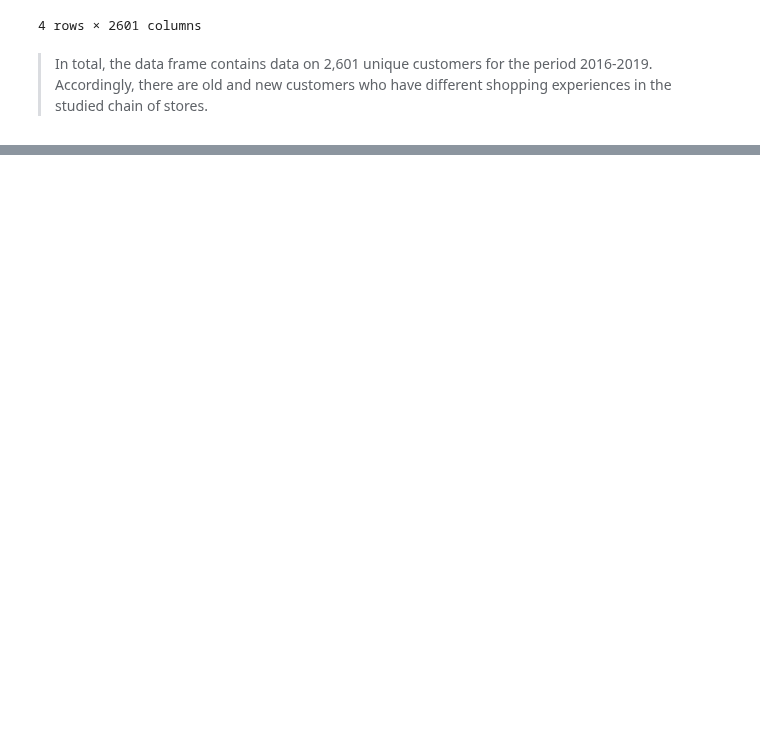
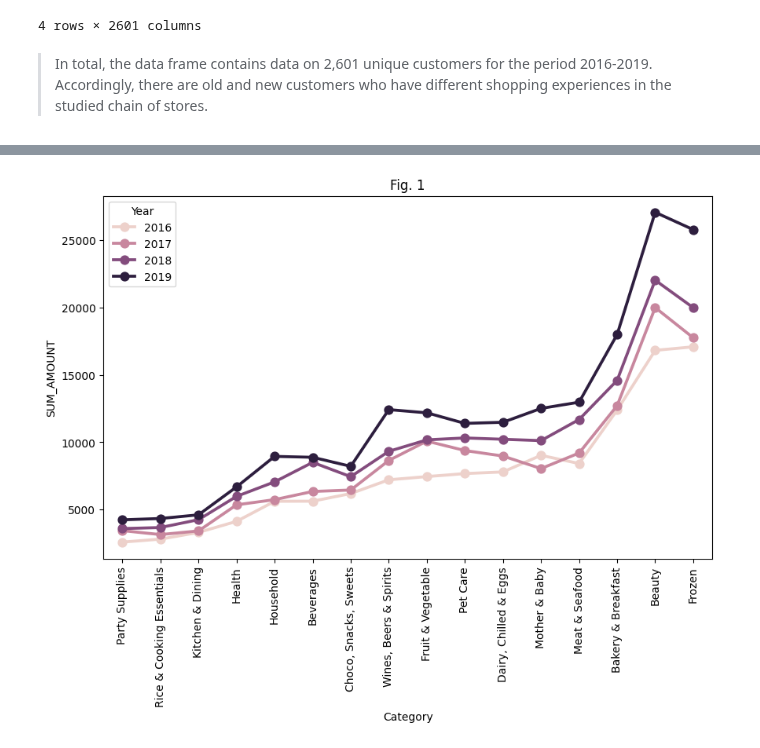
Before and after one commit to KharchenkoAnastasia/customer_analysis_grocery_chain, a Jupyter notebook: customer_analysis_grocery_chain.ipynb, the cells around one changed output, grey strips where cells are left out. Saved outputs shown, nothing was run; the diff lists cells and outputs as text; code cells hidden in the pictures; blank space fills up the shorter version.

```diff
--- a/customer_analysis_grocery_chain.ipynb
+++ b/customer_analysis_grocery_chain.ipynb
@@ -128,0 +124,11 @@ pysqldf = lambda q: sqldf(q, globals())
+# %%
+# Assuming df_new is your DataFrame
+df_result = (
+    df
+    .assign(SUM_AMOUNT=df["Amount"] * (1 + df["GST"]))         # Calculate the Amount with GST
+    .groupby(["Category", "Year"], as_index=False)             # Group by Category and Year
+    .agg(SUM_AMOUNT=("SUM_AMOUNT", "sum"))                     # Sum the calculated values
+    .assign(SUM_AMOUNT=lambda x: x["SUM_AMOUNT"].round(2))     # Round SUM_AMOUNT to 2 decimals
+)
+
+print(df_result)
@@ -128,0 +150,9 @@ pysqldf = lambda q: sqldf(q, globals())
+# %%
+plt.figure(figsize=(10, 6))
+
+sns.pointplot(data=df_result.sort_values(by="SUM_AMOUNT"), x="Category", y="SUM_AMOUNT",
+              hue="Year", linestyles='-')
+plt.xticks(rotation=90)
+plt.title('Fig. 1');
+# %% [output]
+[figure, added]
```
Also changed, not shown: parts of 12 cells of this notebook.
